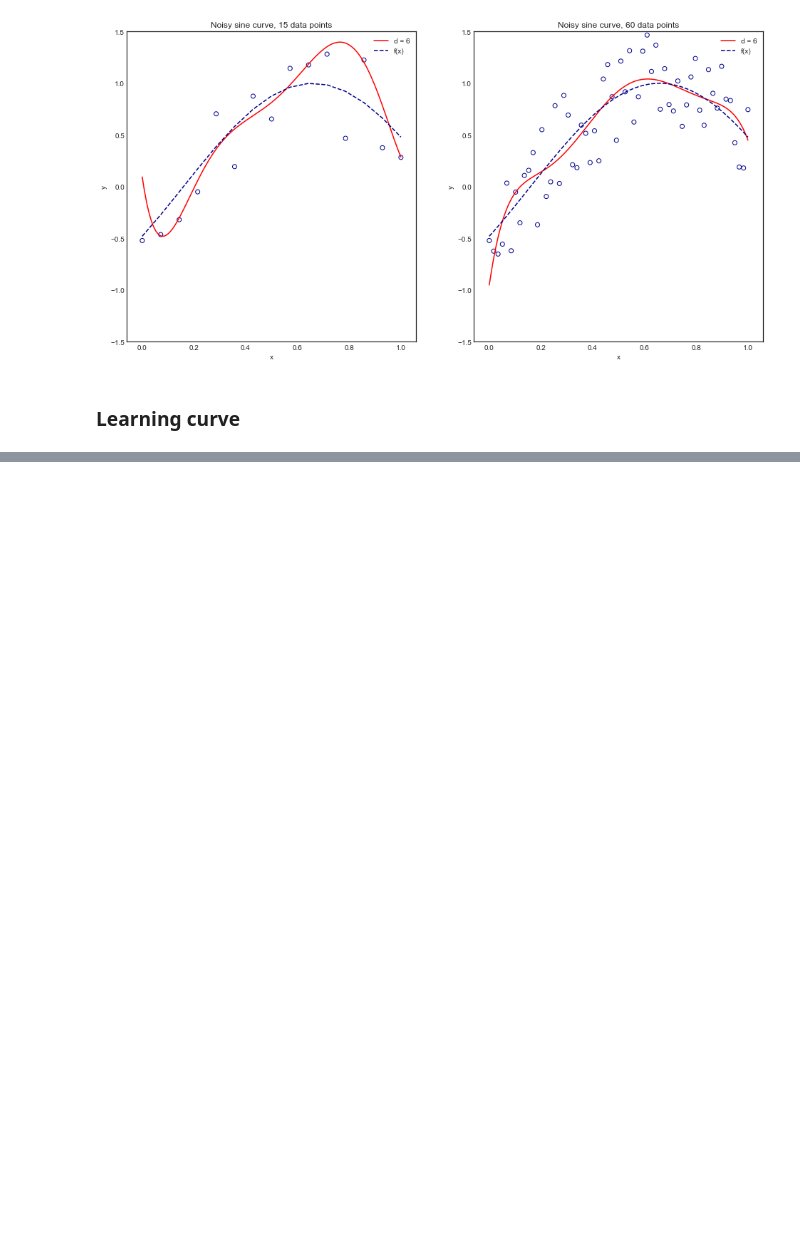
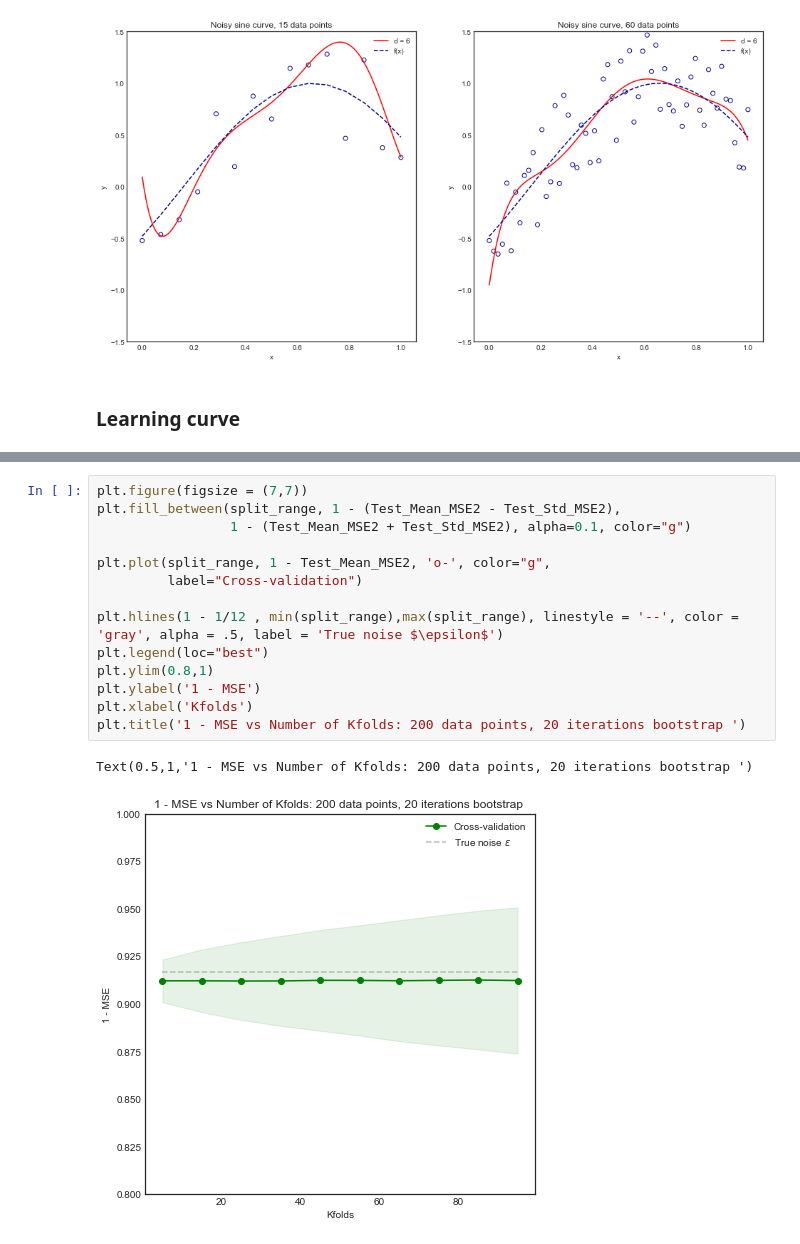
Before and after one commit to xavierbourretsicotte/Data-Portfolio, a Jupyter notebook: Cross_Validation.ipynb, the cells around one changed output, grey strips where cells are left out. Saved outputs shown, nothing was run; the diff lists cells and outputs as text; blank space fills up the shorter version.

```diff
--- a/Cross_Validation.ipynb
+++ b/Cross_Validation.ipynb
@@ -266,0 +356,17 @@ Test_Std_MSE2  = np.asarray(Test_Std_MSE2)
+# %%
+plt.figure(figsize = (7,7))
+plt.fill_between(split_range, 1 - (Test_Mean_MSE2 - Test_Std_MSE2),
+                 1 - (Test_Mean_MSE2 + Test_Std_MSE2), alpha=0.1, color="g")
+
+plt.plot(split_range, 1 - Test_Mean_MSE2, 'o-', color="g",
+         label="Cross-validation")
+
+plt.hlines(1 - 1/12 , min(split_range),max(split_range), linestyle = '--', color = 'gray', alpha = .5, label = 'True noise $\epsilon$')
+plt.legend(loc="best")
+plt.ylim(0.8,1)
+plt.ylabel('1 - MSE')
+plt.xlabel('Kfolds')
+plt.title('1 - MSE vs Number of Kfolds: 200 data points, 20 iterations bootstrap ')
+# %% [output]
+Text(0.5,1,'1 - MSE vs Number of Kfolds: 200 data points, 20 iterations bootstrap ')
+[figure, added]
```
Also changed, not shown: parts of 18 cells of this notebook.
